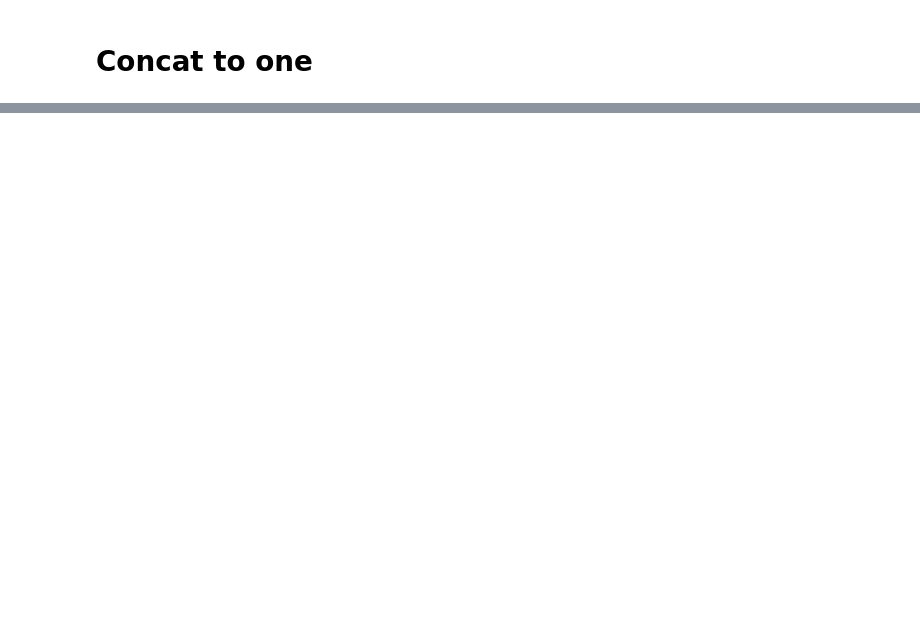
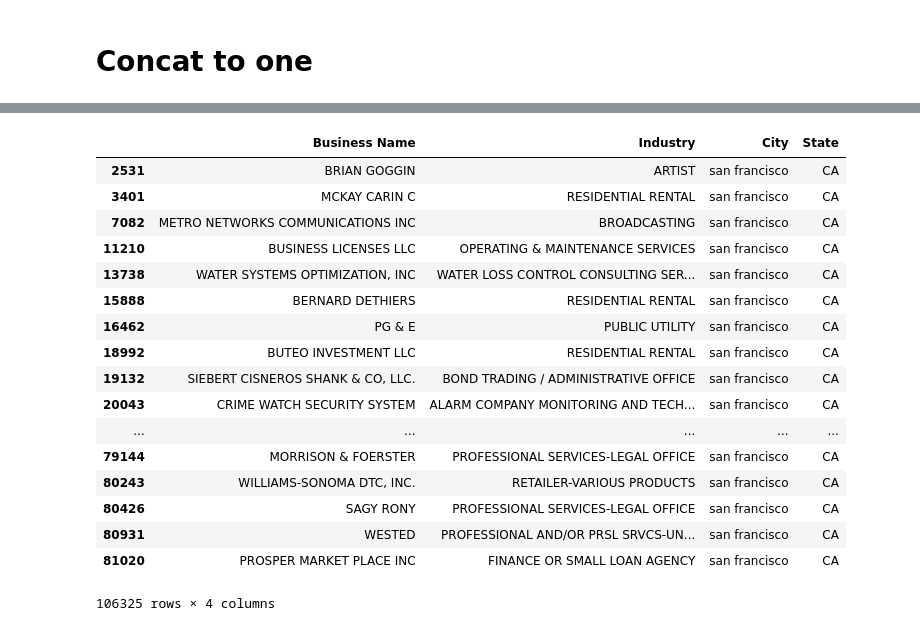
Before and after one commit to skpark-tech/NamingMatters, a Jupyter notebook: Business License Data.ipynb, the cells around one changed output, grey strips where cells are left out. Drawn from its saved outputs; the diff is of its cells as text; code cells hidden in the pictures; blank space fills up the shorter version.

Commit message:
Fixed City Naming / created Search Terms (Cleaned)

```diff
--- a/Business License Data.ipynb
+++ b/Business License Data.ipynb
@@ -97,7 +194,7 @@ df_seattle.columns
 df_seattle = df_seattle[['Business Legal Name', 'NAICS Description']]
 # %%
 df_seattle = df_seattle.dropna()
-df_seattle['City'] = 'Seatle'
+df_seattle['City'] = 'Seattle'
 df_seattle['State'] = 'WA'
 df_seattle.columns = ['Business Name', 'Industry', 'City', 'State']
 # %%
@@ -377,0 +1052,3 @@ type(result['Business Name'])
+# %%
+result['City'] = result['City'].replace('\+', ' ').astype(str)
+result['City'] = result['City'].str.lower()
@@ -377,0 +1064,21 @@ type(result['Business Name'])
+# %%
+result.loc[result['City'] == 'san francisco']
+# %% [output]
+|  | Business Name | Industry | City | State |
+| 2531 | BRIAN GOGGIN | ARTIST | san francisco | CA |
+| 3401 | MCKAY CARIN C | RESIDENTIAL RENTAL | san francisco | CA |
+| 7082 | METRO NETWORKS COMMUNICATIONS INC | BROADCASTING | san francisco | CA |
+| 11210 | BUSINESS LICENSES LLC | OPERATING & MAINTENANCE SERVICES | san francisco | CA |
+| 13738 | WATER SYSTEMS OPTIMIZATION, INC | WATER LOSS CONTROL CONSULTING SER... | san francisco | CA |
+| 15888 | BERNARD DETHIERS | RESIDENTIAL RENTAL | san francisco | CA |
+| 16462 | PG & E | PUBLIC UTILITY | san francisco | CA |
+| 18992 | BUTEO INVESTMENT LLC | RESIDENTIAL RENTAL | san francisco | CA |
+| 19132 | SIEBERT CISNEROS SHANK & CO, LLC. | BOND TRADING / ADMINISTRATIVE OFFICE | san francisco | CA |
+| 20043 | CRIME WATCH SECURITY SYSTEM | ALARM COMPANY MONITORING AND TECH... | san francisco | CA |
+| ... | ... | ... | ... | ... |
+| 79144 | MORRISON & FOERSTER | PROFESSIONAL SERVICES-LEGAL OFFICE | san francisco | CA |
+| 80243 | WILLIAMS-SONOMA DTC, INC. | RETAILER-VARIOUS PRODUCTS | san francisco | CA |
+| 80426 | SAGY RONY | PROFESSIONAL SERVICES-LEGAL OFFICE | san francisco | CA |
+| 80931 | WESTED | PROFESSIONAL AND/OR PRSL SRVCS-UN... | san francisco | CA |
+| 81020 | PROSPER MARKET PLACE INC | FINANCE OR SMALL LOAN AGENCY | san francisco | CA |
+106325 rows × 4 columns
```
Also changed, not shown: parts of 108 cells of this notebook.
